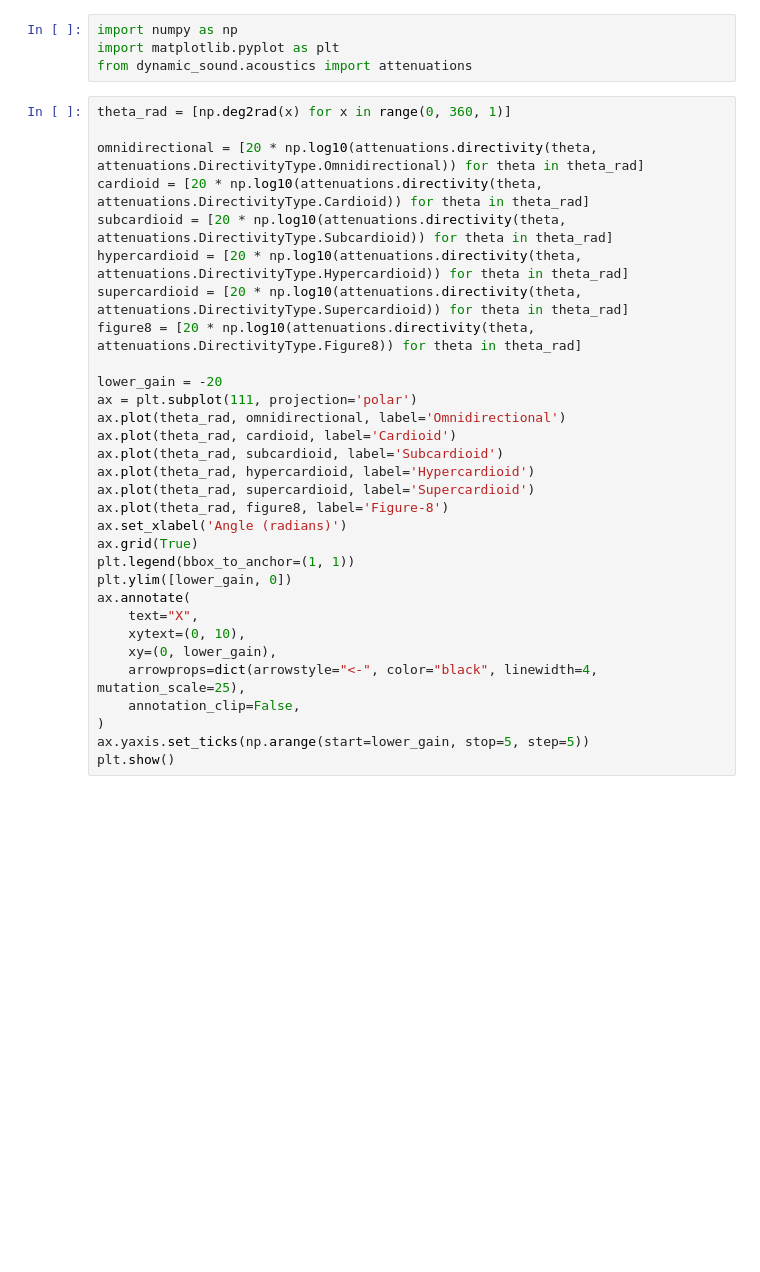
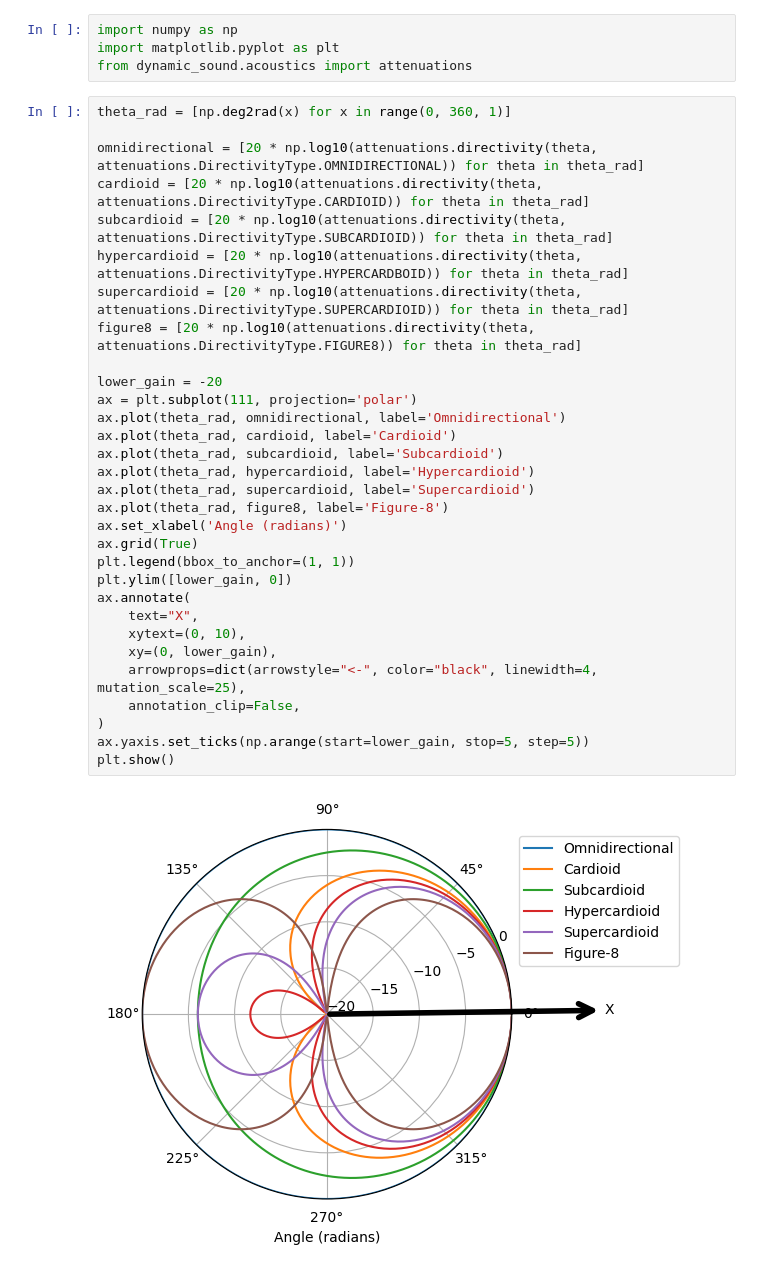
Before and after one commit to vlsi-nanocomputing/dynamic-sound, a Jupyter notebook: examples/directivity.ipynb, the cells around one changed output. Saved outputs shown, nothing was run; the diff lists cells and outputs as text; blank space fills up the shorter version.

```diff
--- a/examples/directivity.ipynb
+++ b/examples/directivity.ipynb
@@ -5,31 +5,33 @@ from dynamic_sound.acoustics import attenuations
 # %%
 theta_rad = [np.deg2rad(x) for x in range(0, 360, 1)]
 
-omnidirectional = [20 * np.log10(attenuations.directivity(theta, attenuations.DirectivityType.Omnidirectional)) for theta in theta_rad]
-cardioid = [20 * np.log10(attenuations.directivity(theta, attenuations.DirectivityType.Cardioid)) for theta in theta_rad]
-subcardioid = [20 * np.log10(attenuations.directivity(theta, attenuations.DirectivityType.Subcardioid)) for theta in theta_rad]
-hypercardioid = [20 * np.log10(attenuations.directivity(theta, attenuations.DirectivityType.Hypercardioid)) for theta in theta_rad]
-supercardioid = [20 * np.log10(attenuations.directivity(theta, attenuations.DirectivityType.Supercardioid)) for theta in theta_rad]
-figure8 = [20 * np.log10(attenuations.directivity(theta, attenuations.DirectivityType.Figure8)) for theta in theta_rad]
+omnidirectional = [20 * np.log10(attenuations.directivity(theta, attenuations.DirectivityType.OMNIDIRECTIONAL)) for theta in theta_rad]
+cardioid = [20 * np.log10(attenuations.directivity(theta, attenuations.DirectivityType.CARDIOID)) for theta in theta_rad]
+subcardioid = [20 * np.log10(attenuations.directivity(theta, attenuations.DirectivityType.SUBCARDIOID)) for theta in theta_rad]
+hypercardioid = [20 * np.log10(attenuations.directivity(theta, attenuations.DirectivityType.HYPERCARDBOID)) for theta in theta_rad]
+supercardioid = [20 * np.log10(attenuations.directivity(theta, attenuations.DirectivityType.SUPERCARDIOID)) for theta in theta_rad]
+figure8 = [20 * np.log10(attenuations.directivity(theta, attenuations.DirectivityType.FIGURE8)) for theta in theta_rad]
 
 lower_gain = -20
 ax = plt.subplot(111, projection='polar')
 ax.plot(theta_rad, omnidirectional, label='Omnidirectional')
 ax.plot(theta_rad, cardioid, label='Cardioid')
 ax.plot(theta_rad, subcardioid, label='Subcardioid')
 ax.plot(theta_rad, hypercardioid, label='Hypercardioid')
 ax.plot(theta_rad, supercardioid, label='Supercardioid')
 ax.plot(theta_rad, figure8, label='Figure-8')
 ax.set_xlabel('Angle (radians)')
 ax.grid(True)
 plt.legend(bbox_to_anchor=(1, 1))
 plt.ylim([lower_gain, 0])
 ax.annotate(
     text="X",
     xytext=(0, 10),
     xy=(0, lower_gain),
     arrowprops=dict(arrowstyle="<-", color="black", linewidth=4, mutation_scale=25),
     annotation_clip=False,
 )
 ax.yaxis.set_ticks(np.arange(start=lower_gain, stop=5, step=5))
 plt.show()
+# %% [output]
+[figure, added]
```
Also changed, not shown: 3 other files.
